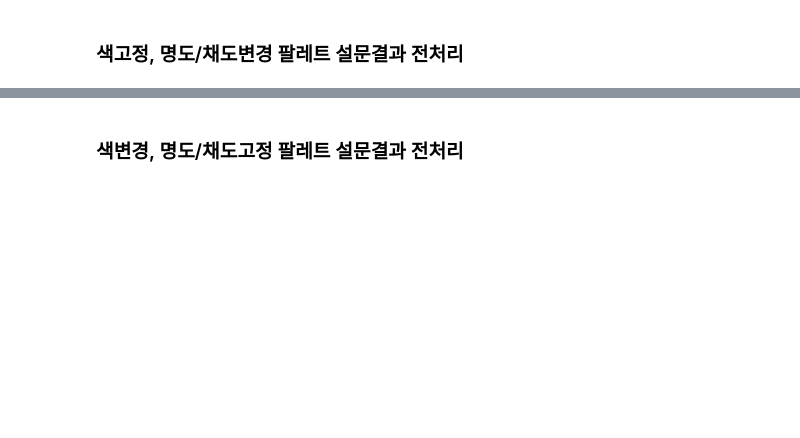
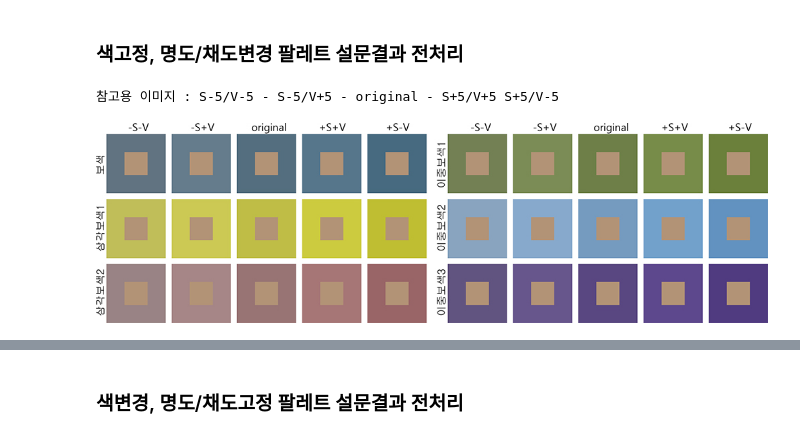
Before and after one commit to slmteruto/CAI, a Jupyter notebook: jay/Statistical hypothesis testing/Survey_preprocessing.ipynb, the cells around one changed output, grey strips where cells are left out. Drawn from its saved outputs; the diff is of its cells as text; code cells hidden in the pictures; blank space fills up the shorter version.

```diff
--- a/jay/Statistical hypothesis testing/Survey_preprocessing.ipynb
+++ b/jay/Statistical hypothesis testing/Survey_preprocessing.ipynb
@@ -293,0 +239,6 @@ h-f triangle comp 1
+# %%
+print("참고용 이미지 : S-5/V-5 - S-5/V+5 - original - S+5/V+5 S+5/V-5")
+Image("img/참고용 이미지_색고정.jpg")
+# %% [output]
+참고용 이미지 : S-5/V-5 - S-5/V+5 - original - S+5/V+5 S+5/V-5
+[figure, added]
```
Also changed, not shown: parts of 15 cells of this notebook, 5 other files.
